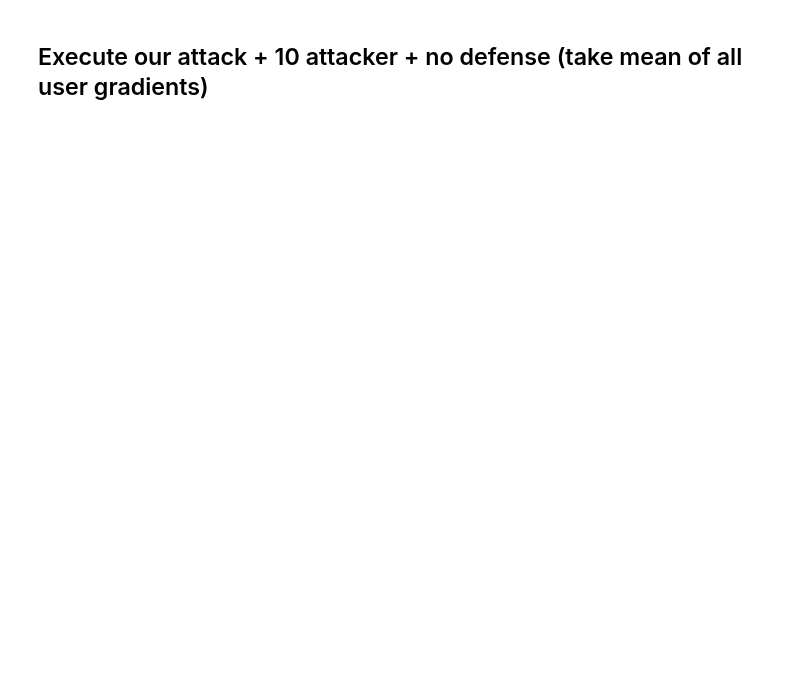
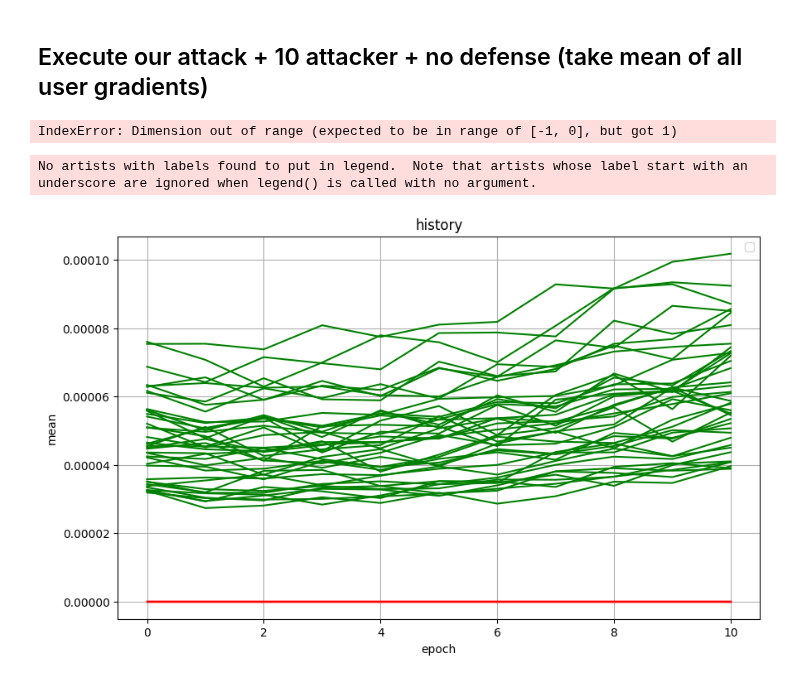
Before and after one commit to HizanLi/CPEN497-FL, a Jupyter notebook: CPEN497-499/CPEN497_non_iid_our_cifar10.ipynb, the cells around one changed output. Saved outputs shown, nothing was run; the diff lists cells and outputs as text; code cells hidden in the pictures; blank space fills up the shorter version.

Commit message:
Not working well, need to adapt the attack so it not give 0 grad
Co-authored-by: Christy Zhang <christyyz@users.noreply.github.com>

```diff
--- a/CPEN497-499/CPEN497_non_iid_our_cifar10.ipynb
+++ b/CPEN497-499/CPEN497_non_iid_our_cifar10.ipynb
@@ -306,7 +322,7 @@ def our_attack_mean(all_updates, n_attacker, arch, criterion, user_train_data_te
 # %% [markdown]
 ## Set number of epochs
 # %%
-nepochs= 500
+nepochs= 10
 # %% [markdown]
 ## Execute our attack + 10 attacker + our defense
 # %%
@@ -436,7 +452,7 @@ for n_attacker in n_attackers:
             'best validation accuracy': best_global_acc
             }])
         df = pd.concat([df, new_row], ignore_index=True)
-        df.to_csv('./no_attack.csv', index=False)
+        df.to_csv('./our attack + 10 attacker + our defense.csv', index=False)
 
         if val_loss > 1000:
             print('val loss %f too high'%val_loss)
@@ -583,7 +624,7 @@ for n_attacker in n_attackers:
             'best validation accuracy': best_global_acc
             }])
         df = pd.concat([df, new_row], ignore_index=True)
-        df.to_csv('./no_attack.csv', index=False)
+        df.to_csv('./no attack + our defense.csv', index=False)
 
         if val_loss > 1000:
             print('val loss %f too high'%val_loss)
@@ -685,8 +753,9 @@ for n_attacker in n_attackers:
             print(malicious_grads.shape)
 
         updates_abs_mean = malicious_grads.abs().mean(dim=1, keepdim=True)
+        print(updates_abs_mean)
         for i in range(n_users):
-            history[i].extend(updates_abs_mean[i])
+            history[i].extend(updates_abs_mean[i].cpu())
 
         agg_grads = no_defense_aggregation(malicious_grads)
 
@@ -725,13 +794,41 @@ for n_attacker in n_attackers:
             'best validation accuracy': best_global_acc
             }])
         df = pd.concat([df, new_row], ignore_index=True)
-        df.to_csv('./no_attack.csv', index=False)
+        df.to_csv('./our attack + 10 attacker + no defense.csv', index=False)
 
         if val_loss > 1000:
             print('val loss %f too high'%val_loss)
             break
 
         epoch_num+=1
+# %% [output]
+IndexError: Dimension out of range (expected to be in range of [-1, 0], but got 1)
+# %%
+import matplotlib.pyplot as plt
+import numpy as np
+
+ne = 11
+
+plt.figure(figsize=(10, 6))
+x = np.arange(11)
+
+for i in range(10):
+    y = history[i]
+    plt.plot(x, y, color='red')
+
+for i in range(40):
+    y = history[i+10]
+    plt.plot(x, y, color='green')
+
+plt.title('history')
+plt.xlabel('epoch')
+plt.ylabel('mean')
+plt.legend()
+plt.grid(True)
+plt.show()
+# %% [output]
+No artists with labels found to put in legend.  Note that artists whose label start with an underscore are ignored when legend() is called with no argument.
+[figure, added]
 # %%
 import matplotlib.pyplot as plt
 
```
Also changed, not shown: parts of 9 cells of this notebook, 15 other files.
